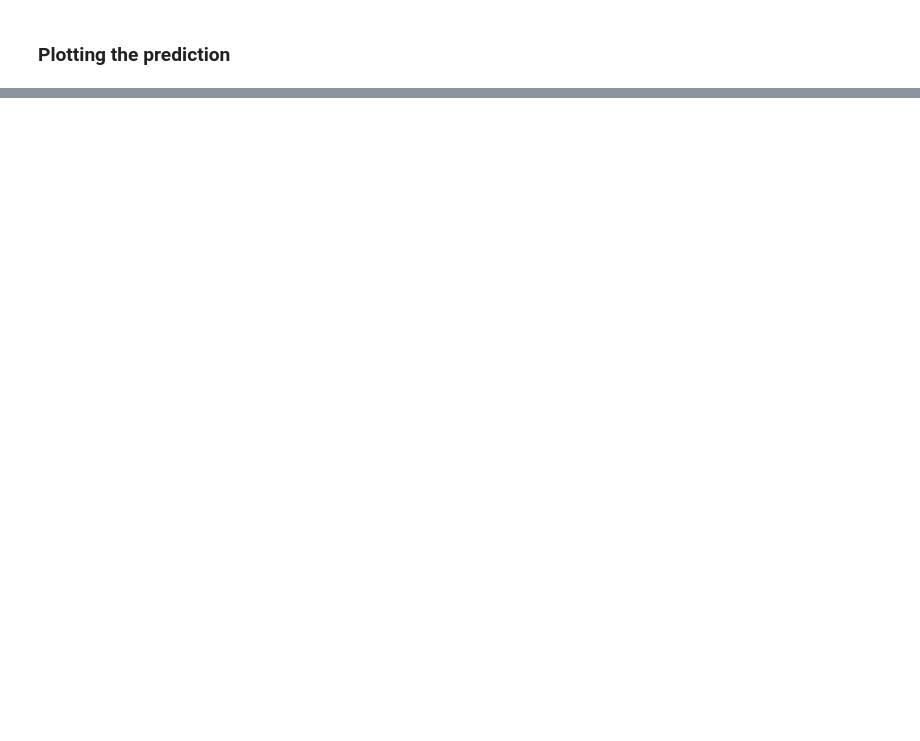
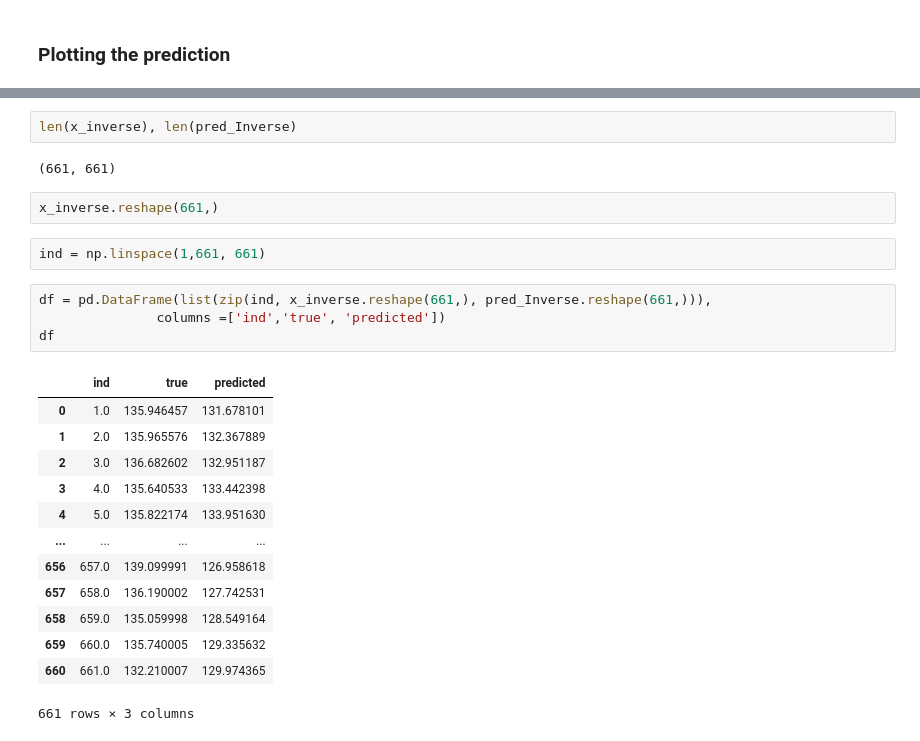
Before and after one commit to akshat-020/Stock-Prediction, a Jupyter notebook: stock_prediction_1.ipynb, the cells around one changed output, grey strips where cells are left out. Saved outputs shown, nothing was run; the diff lists cells and outputs as text; blank space fills up the shorter version.

```diff
--- a/stock_prediction_1.ipynb
+++ b/stock_prediction_1.ipynb
@@ -617,0 +647,26 @@ math.sqrt(mean_squared_error(test_predict,vali_y[:,:,0]))
+# %%
+len(x_inverse), len(pred_Inverse)
+# %% [output]
+(661, 661)
+# %%
+x_inverse.reshape(661,)
+# %%
+ind = np.linspace(1,661, 661)
+# %%
+df = pd.DataFrame(list(zip(ind, x_inverse.reshape(661,), pred_Inverse.reshape(661,))),
+               columns =['ind','true', 'predicted'])
+df
+# %% [output]
+|  | ind | true | predicted |
+| 0 | 1.0 | 135.946457 | 131.678101 |
+| 1 | 2.0 | 135.965576 | 132.367889 |
+| 2 | 3.0 | 136.682602 | 132.951187 |
+| 3 | 4.0 | 135.640533 | 133.442398 |
+| 4 | 5.0 | 135.822174 | 133.951630 |
+| ... | ... | ... | ... |
+| 656 | 657.0 | 139.099991 | 126.958618 |
+| 657 | 658.0 | 136.190002 | 127.742531 |
+| 658 | 659.0 | 135.059998 | 128.549164 |
+| 659 | 660.0 | 135.740005 | 129.335632 |
+| 660 | 661.0 | 132.210007 | 129.974365 |
+661 rows × 3 columns
```
Also changed, not shown: parts of 46 cells of this notebook.
